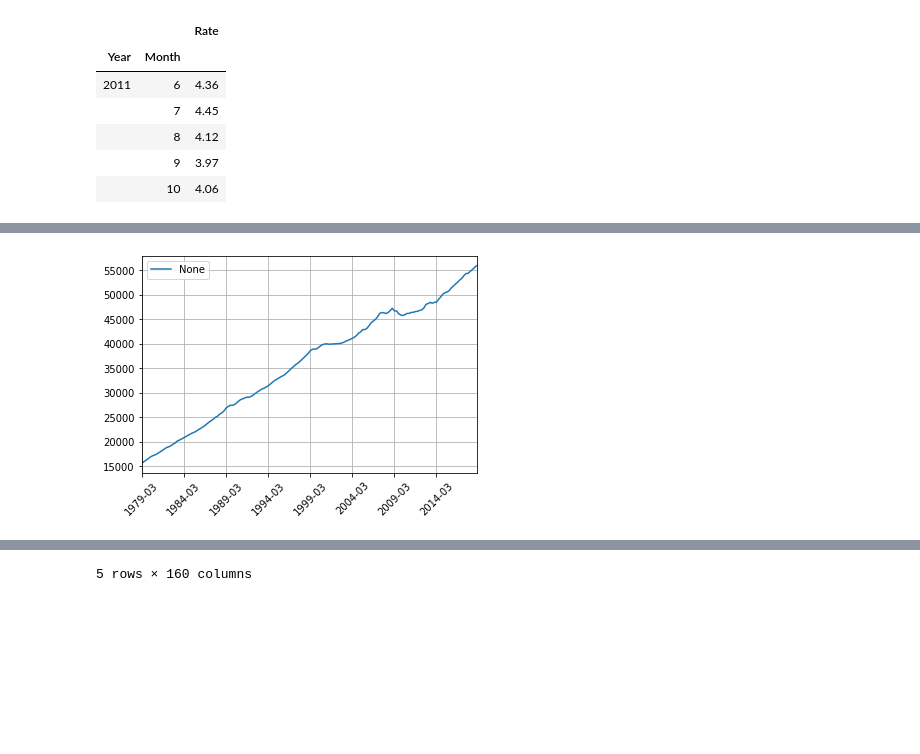
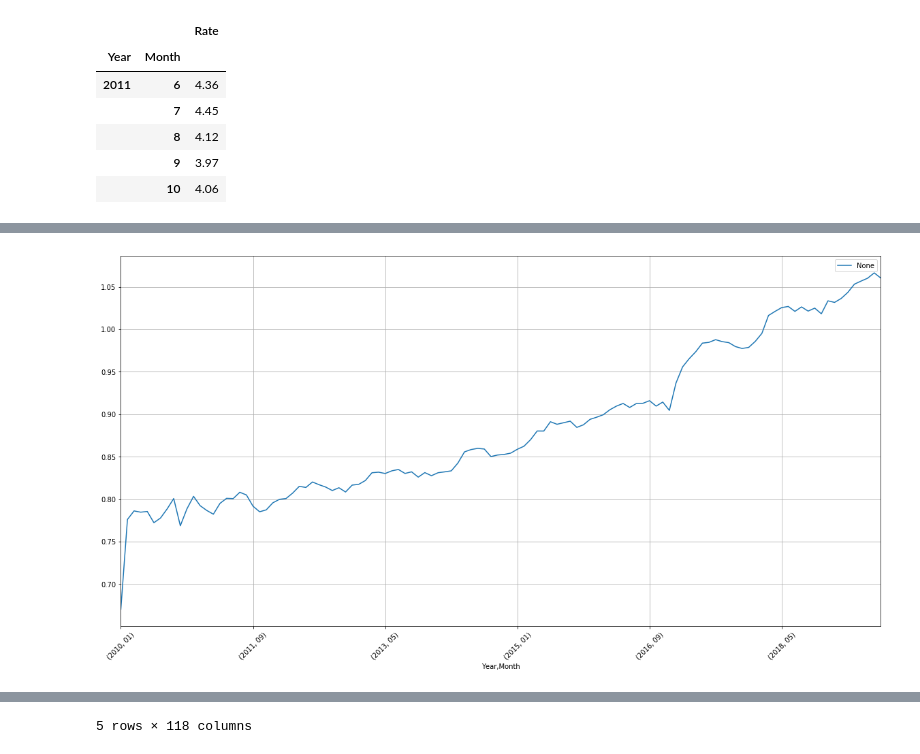
Before and after one commit to JosueGar/team_project_1, a Jupyter notebook: Randall_scratchpad.ipynb, the cells around one changed output, grey strips where cells are left out. Cells and saved outputs as stored; diff of their text form; code cells hidden in the pictures; blank space fills up the shorter version.

```diff
--- a/Randall_scratchpad.ipynb
+++ b/Randall_scratchpad.ipynb
@@ -127,15 +261,16 @@ affordability_index_tst.head()
 # %%
-affordability_income = affordability_income_src
-affordability_income['State'] = affordability_income["RegionName"].apply(lambda x: "".join(x.split(',')[1:]))
-affordability_income['City'] = affordability_income["RegionName"].apply(lambda x: "".join(x.split(',')[0]))
-affordability_income = affordability_income.drop(columns=['RegionName','RegionID','SizeRank'])
-affordability_income.set_index(['State','City'], inplace=True)
-#affordability_income = pd.DataFrame(affordability_income.stack())
-#affordability_income
+median_rental_price_sft_sqft = median_rental_price_sft_sqft_src
+#median_rental_price_sft_sqft['State'] = median_rental_price_sft_sqft["RegionName"].apply(lambda x: "".join(x.split(',')[1:]))
+median_rental_price_sft_sqft['City'] = median_rental_price_sft_sqft["RegionName"].apply(lambda x: "".join(x.split(',')[0]))
+median_rental_price_sft_sqft = median_rental_price_sft_sqft.drop(columns=['RegionName','Metro','CountyName','SizeRank']).dropna(how='all')
+median_rental_price_sft_sqft.columns = pd.MultiIndex.from_tuples([tuple(c.split('-'))for c in median_rental_price_sft_sqft.columns],names=['Year','Month'])
+
+#median_rental_price_sft_sqft.set_index(['State','City'], inplace=True)
+#median_rental_price_sft_sqft.head()
 # %%
-affordability_income.median().plot(rot=45, grid=True)
+median_rental_price_sft_sqft.median().plot(rot=45, grid=True, figsize=(20,10))
 plt.legend(loc='best')
 plt.show()
-affordability_income.head()
+median_rental_price_sft_sqft.head()
 # %% [output]
-[figure, old version]
+[figure, new version]
@@ -149,2 +284,2 @@ affordability_income.head()
-5 rows × 160 columns
+5 rows × 118 columns
 # %%
```
Also changed, not shown: parts of 22 cells of this notebook.
